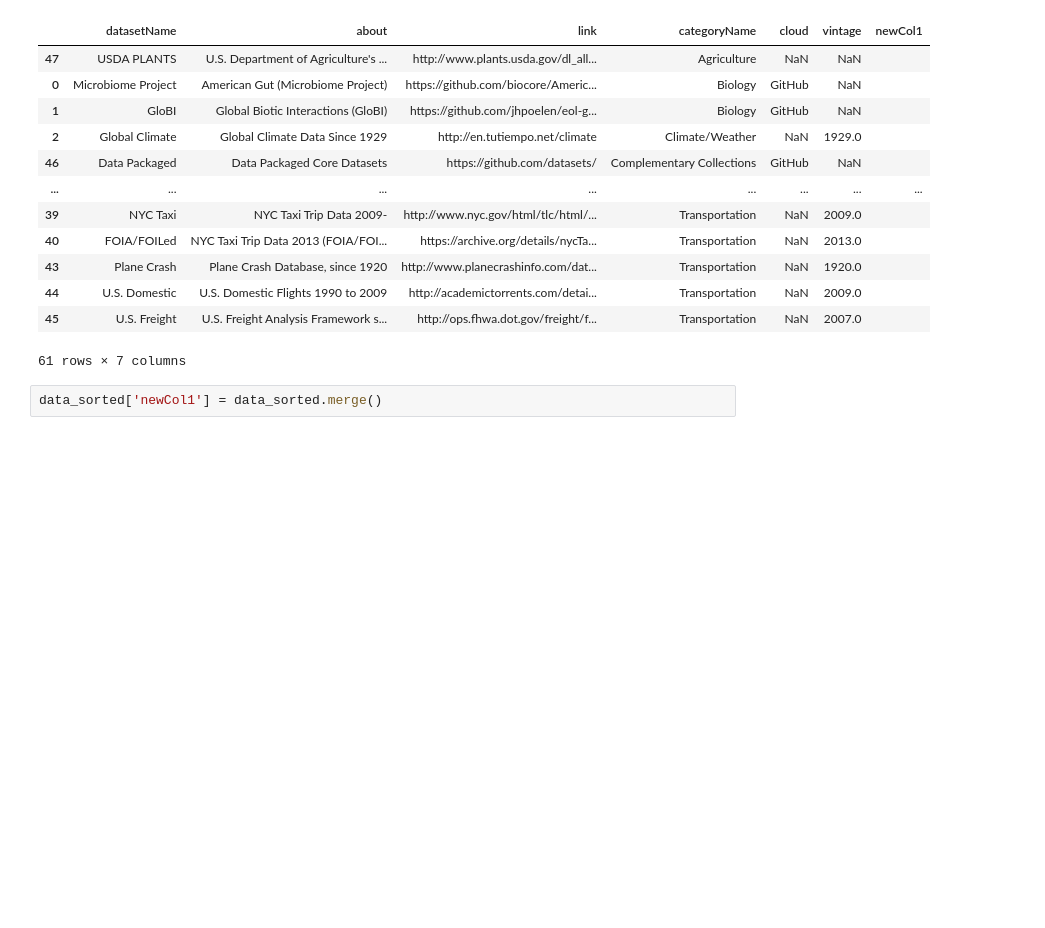
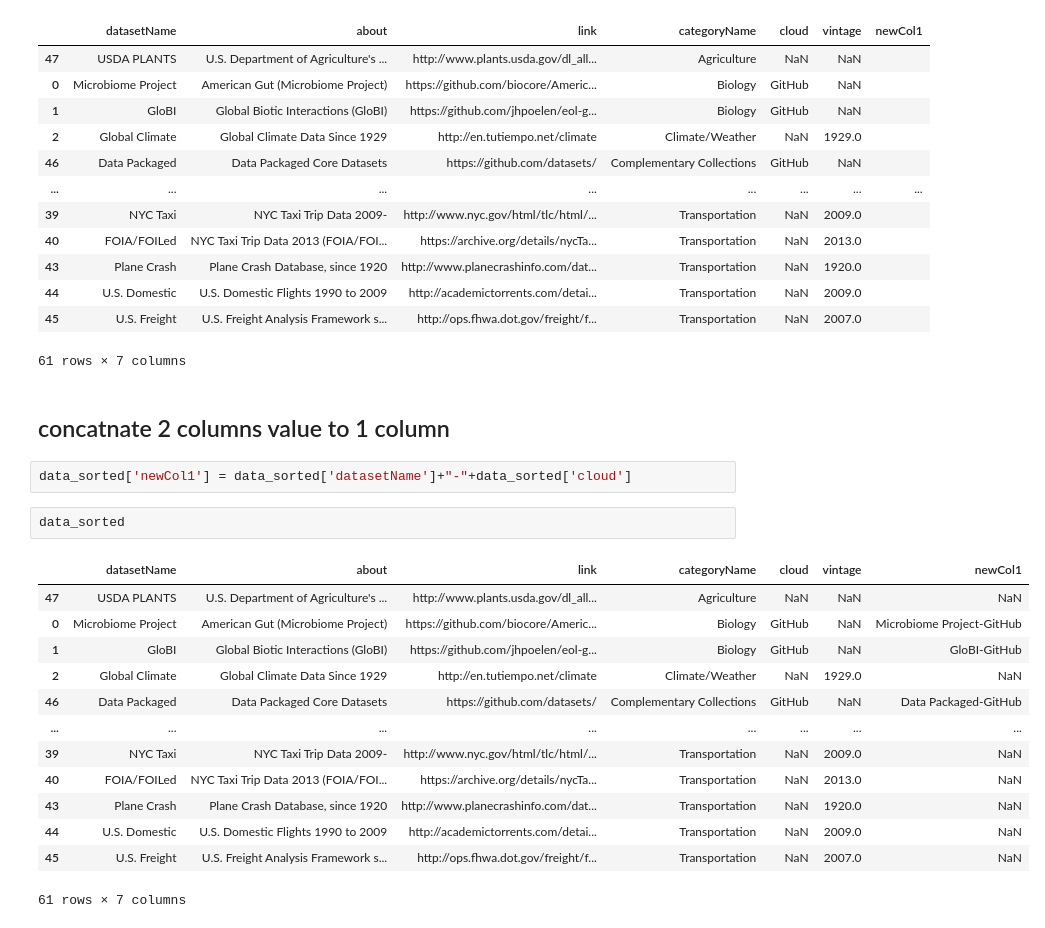
Before and after one commit to rickey-alok/Data-Analyst-project-IBM, a Jupyter notebook: Day_1.ipynb, the cells around one changed output. Cells and saved outputs as stored; diff of their text form; blank space fills up the shorter version.

```diff
--- a/Day_1.ipynb
+++ b/Day_1.ipynb
@@ -207,5 +207,23 @@ data_sorted
 | 44 | U.S. Domestic | U.S. Domestic Flights 1990 to 2009 | http://academictorrents.com/detai... | Transportation | NaN | 2009.0 |  |
 | 45 | U.S. Freight | U.S. Freight Analysis Framework s... | http://ops.fhwa.dot.gov/freight/f... | Transportation | NaN | 2007.0 |  |
 61 rows × 7 columns
+# %% [markdown]
+## concatnate 2 columns value to 1 column
 # %%
-data_sorted['newCol1'] = data_sorted.merge()
+data_sorted['newCol1'] = data_sorted['datasetName']+"-"+data_sorted['cloud']
+# %%
+data_sorted
+# %% [output]
+|  | datasetName | about | link | categoryName | cloud | vintage | newCol1 |
+| 47 | USDA PLANTS | U.S. Department of Agriculture's ... | http://www.plants.usda.gov/dl_all... | Agriculture | NaN | NaN | NaN |
+| 0 | Microbiome Project | American Gut (Microbiome Project) | https://github.com/biocore/Americ... | Biology | GitHub | NaN | Microbiome Project-GitHub |
+| 1 | GloBI | Global Biotic Interactions (GloBI) | https://github.com/jhpoelen/eol-g... | Biology | GitHub | NaN | GloBI-GitHub |
+| 2 | Global Climate | Global Climate Data Since 1929 | http://en.tutiempo.net/climate | Climate/Weather | NaN | 1929.0 | NaN |
+| 46 | Data Packaged | Data Packaged Core Datasets | https://github.com/datasets/ | Complementary Collections | GitHub | NaN | Data Packaged-GitHub |
+| ... | ... | ... | ... | ... | ... | ... | ... |
+| 39 | NYC Taxi | NYC Taxi Trip Data 2009- | http://www.nyc.gov/html/tlc/html/... | Transportation | NaN | 2009.0 | NaN |
+| 40 | FOIA/FOILed | NYC Taxi Trip Data 2013 (FOIA/FOI... | https://archive.org/details/nycTa... | Transportation | NaN | 2013.0 | NaN |
+| 43 | Plane Crash | Plane Crash Database, since 1920 | http://www.planecrashinfo.com/dat... | Transportation | NaN | 1920.0 | NaN |
+| 44 | U.S. Domestic | U.S. Domestic Flights 1990 to 2009 | http://academictorrents.com/detai... | Transportation | NaN | 2009.0 | NaN |
+| 45 | U.S. Freight | U.S. Freight Analysis Framework s... | http://ops.fhwa.dot.gov/freight/f... | Transportation | NaN | 2007.0 | NaN |
+61 rows × 7 columns
```
